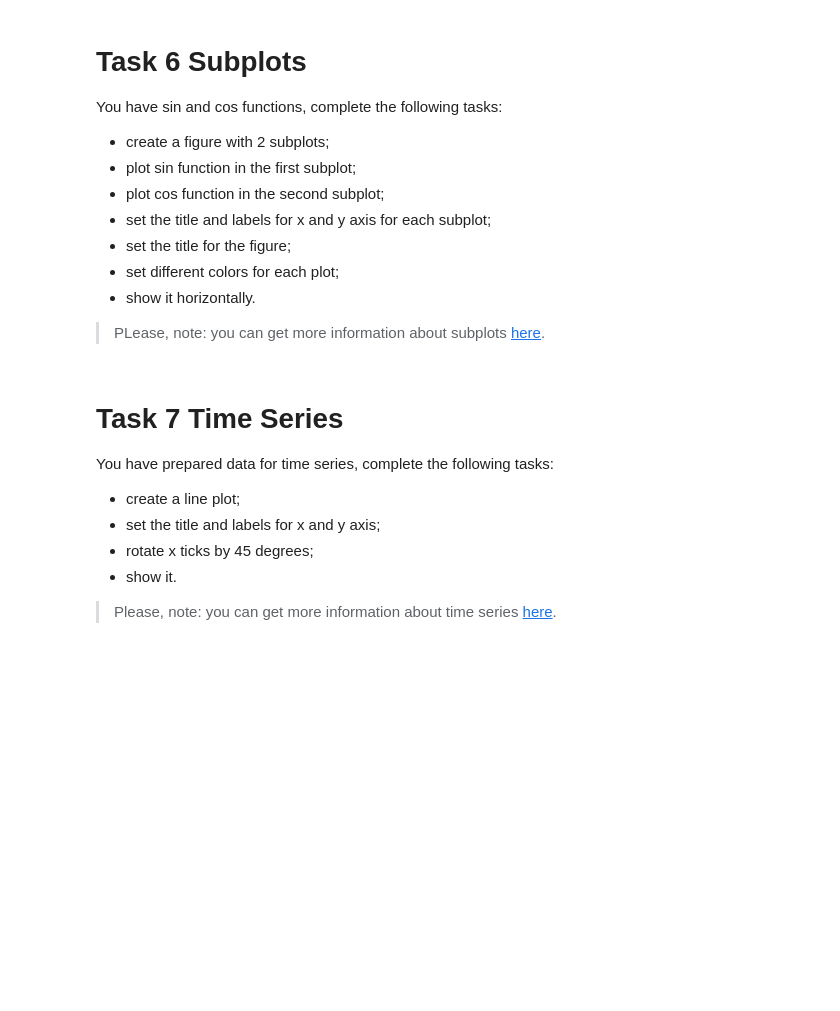
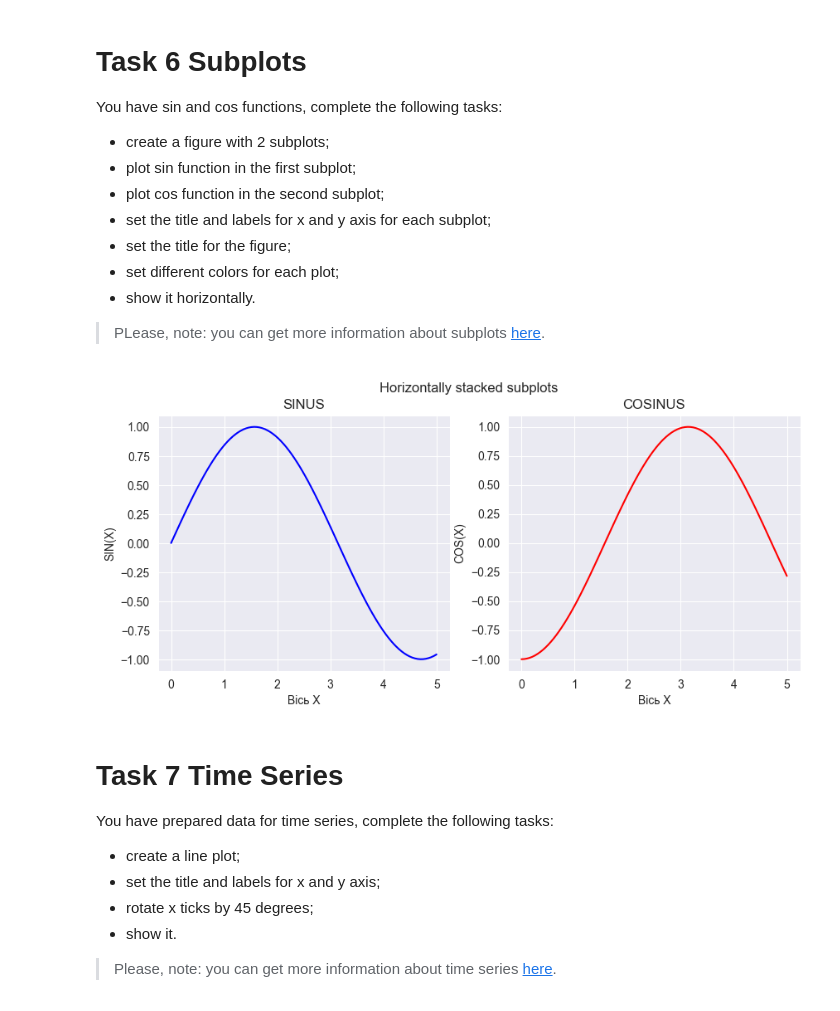
Before and after one commit to mate-academy/py-matplotlib, a Jupyter notebook: app/matplotlib.ipynb, the cells around one changed output. Saved outputs shown, nothing was run; the diff lists cells and outputs as text; code cells hidden in the pictures; blank space fills up the shorter version.

```diff
--- a/app/matplotlib.ipynb
+++ b/app/matplotlib.ipynb
@@ -124,17 +135,23 @@ You have sin and cos functions, complete the following tasks:
 # %%
 x = np.linspace(0, 5, 100)
 y1 = np.sin(x)
 y2 = np.cos(x)
 
-fig,ax = plt.subplots()
-xy1 = ax.plot(x, y1, color="blue")
-xy2 = ax.plot(x, y2, color="red")
-ax.set_title('A single plot')
-fig,(xy1, xy2) = plt.subplots(1, 2)
+fig, (ax1, ax2) = plt.subplots(1, 2,  figsize=(10, 4))
 
 fig.suptitle('Horizontally stacked subplots')
-xy1.plot(x, y1, color="blue")
-xy2.plot(x, -y2, color="red")
+
+ax1.plot(x, y1, color="blue")
+ax1.set_title('SINUS')
+ax1.set_xlabel("Вісь Х")
+ax1.set_ylabel("SIN(X)")
+
+ax2.plot(x, -y2, color="red")
+ax2.set_title('COSINUS')
+ax2.set_xlabel("Вісь Х")
+ax2.set_ylabel("COS(X)")
+# %% [output]
+[figure, added]
 # %% [markdown]
 # Task 7 Time Series
 
```
Also changed, not shown: parts of 13 cells of this notebook.
